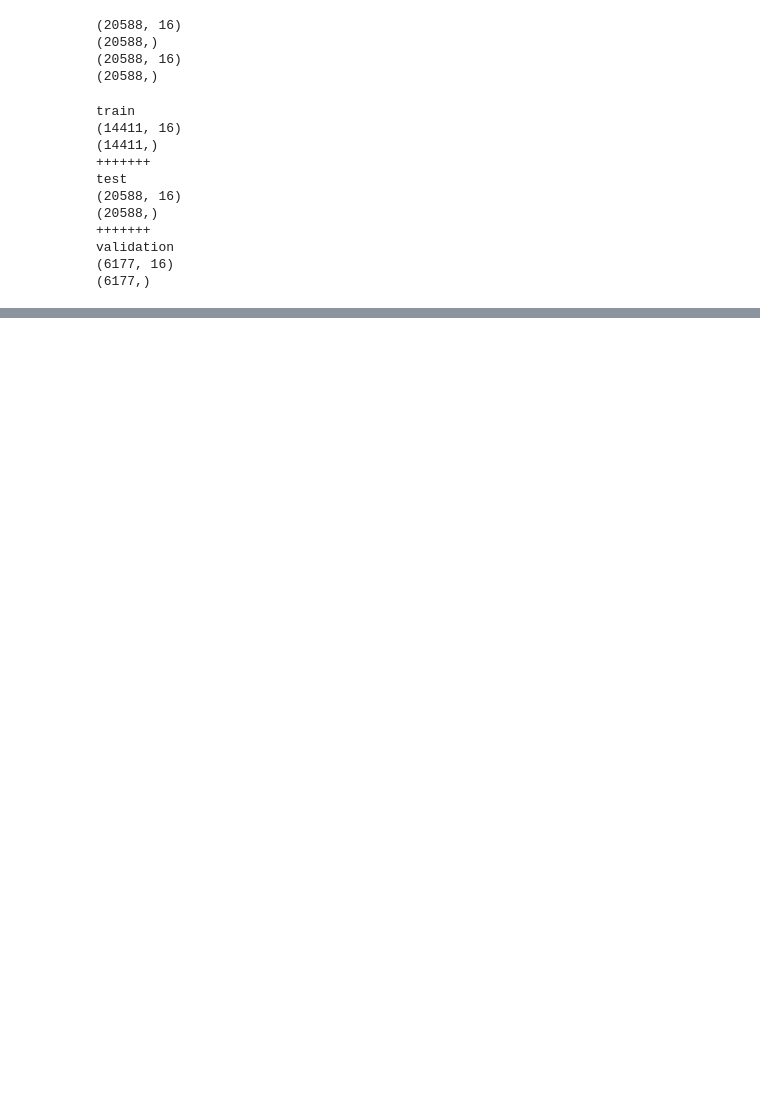
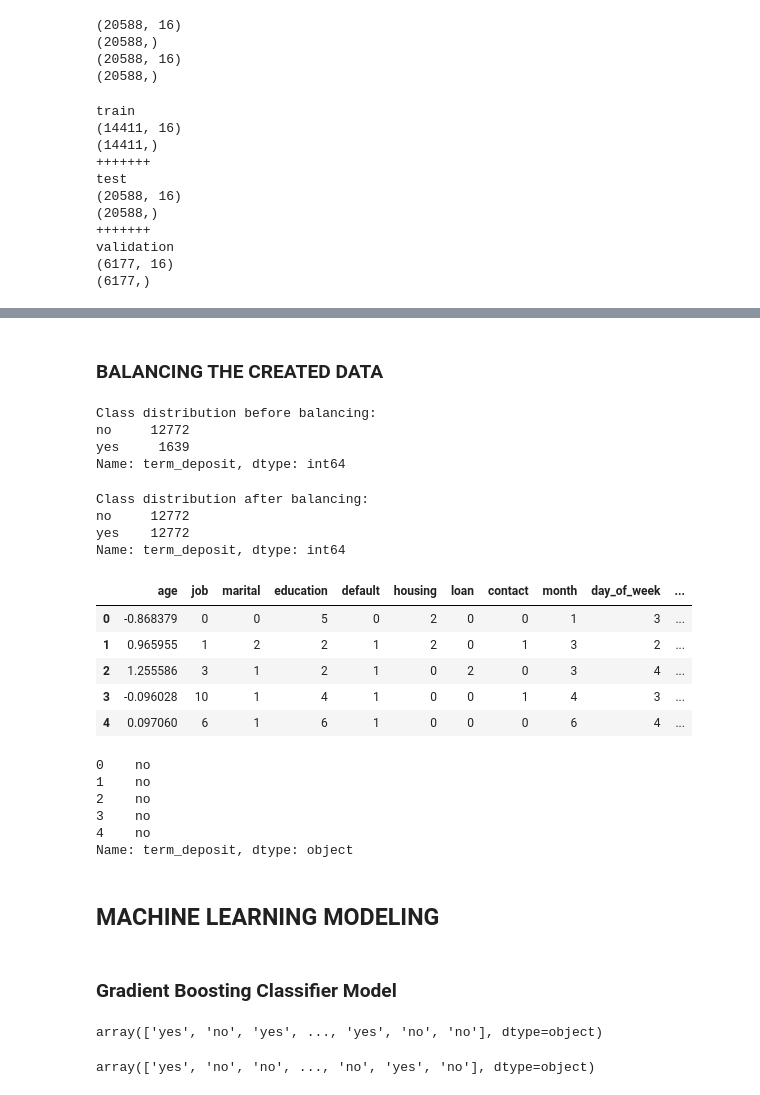
Before and after one commit to elvis-darko/AZUBI-AFRICA---TALENT-MOBILITY-PROGRAM-ASSESSMENT, a Jupyter notebook: ASSETS/dev/client_subscription.ipynb, the cells around one changed output, grey strips where cells are left out. Saved outputs shown, nothing was run; the diff lists cells and outputs as text; code cells hidden in the pictures; blank space fills up the shorter version.

```diff
--- a/ASSETS/dev/client_subscription.ipynb
+++ b/ASSETS/dev/client_subscription.ipynb
@@ -1013,0 +1038,73 @@ array(['upper basic', 'high school', 'university degree',
+# %% [markdown]
+### BALANCING THE CREATED DATA
+# %%
+# Display the class distribution before balancing
+print("Class distribution before balancing:")
+print(y_train.value_counts())
+# %% [output]
+Class distribution before balancing:
+no     12772
+yes     1639
+Name: term_deposit, dtype: int64
+# %%
+# Create an oversampler
+oversampler = RandomOverSampler(sampling_strategy='auto')
+
+# Apply the oversampling
+X_resampled, y_resampled = oversampler.fit_resample(X_train, y_train)
+
+# Create a new balanced DataFrame
+balanced_X_train = pd.DataFrame(X_resampled, columns=X_train.columns)
+balanced_y_train = pd.Series(y_resampled, name='term_deposit')
+
+# Display the class distribution after balancing
+print("\nClass distribution after balancing:")
+print(balanced_y_train.value_counts())
+# %% [output]
+Class distribution after balancing:
+no     12772
+yes    12772
+Name: term_deposit, dtype: int64
+# %%
+# Balance X_train
+
+X_train = balanced_X_train
+X_train.head(5)
+# %% [output]
+|  | age | job | marital | education | default | housing | loan | contact | month | day_of_week | ... |
+| 0 | -0.868379 | 0 | 0 | 5 | 0 | 2 | 0 | 0 | 1 | 3 | ... |
+| 1 | 0.965955 | 1 | 2 | 2 | 1 | 2 | 0 | 1 | 3 | 2 | ... |
+| 2 | 1.255586 | 3 | 1 | 2 | 1 | 0 | 2 | 0 | 3 | 4 | ... |
+| 3 | -0.096028 | 10 | 1 | 4 | 1 | 0 | 0 | 1 | 4 | 3 | ... |
+| 4 | 0.097060 | 6 | 1 | 6 | 1 | 0 | 0 | 0 | 6 | 4 | ... |
+# %%
+# balance y_train
+
+y_train = balanced_y_train
+y_train.head(5)
+# %% [output]
+0    no
+1    no
+2    no
+3    no
+4    no
+Name: term_deposit, dtype: object
+# %% [markdown]
+## MACHINE LEARNING MODELING
+# %% [markdown]
+### Gradient Boosting Classifier Model
+# %%
+# Initialize and train the Gradient Boosting Classifier model
+gb_model = GradientBoostingClassifier()
+gb_model.fit(X_train, y_train)
+
+# Make predictions
+gb_pred = gb_model.predict(X_test)
+gb_pred
+# %% [output]
+array(['yes', 'no', 'yes', ..., 'yes', 'no', 'no'], dtype=object)
+# %%
+gb_predict = gb_model.predict(bank_test)
+gb_predict
+# %% [output]
+array(['yes', 'no', 'no', ..., 'no', 'yes', 'no'], dtype=object)
```
Also changed, not shown: parts of 9 cells of this notebook.
